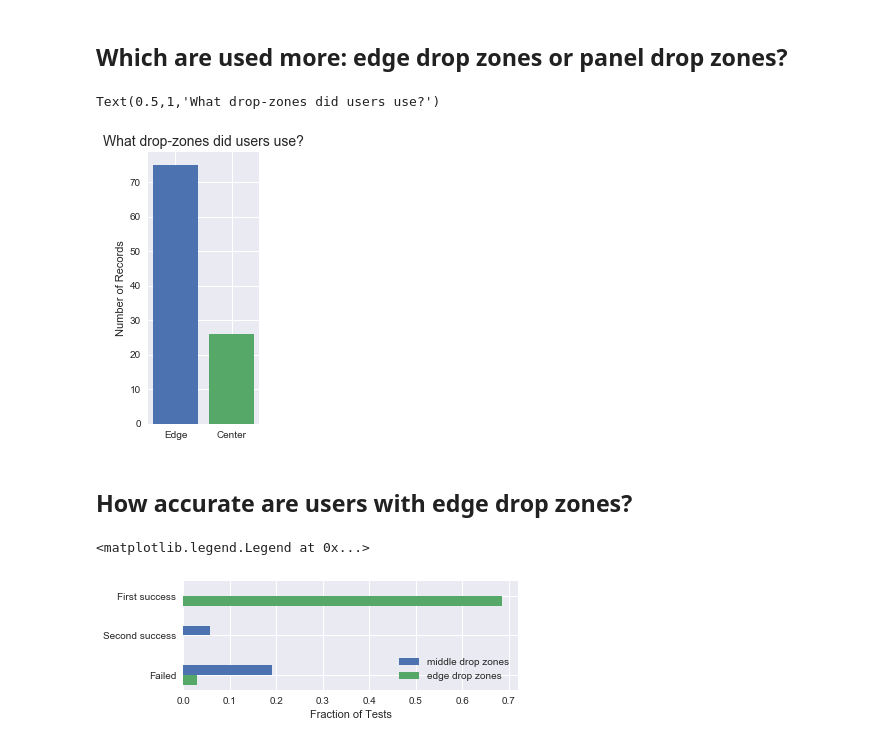
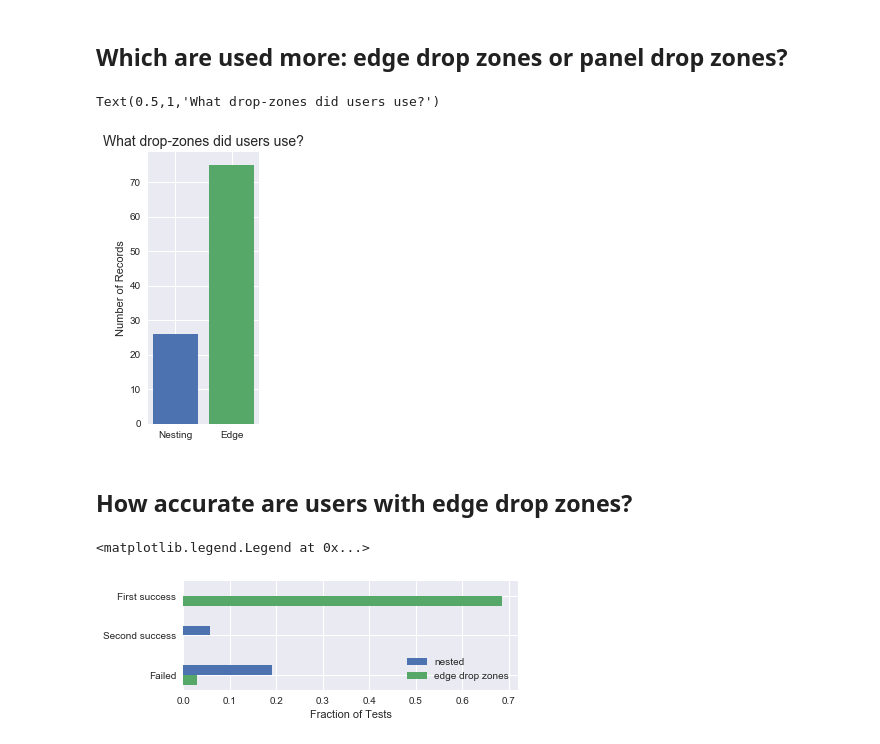
Before and after one commit to jupyter/surveys, a Jupyter notebook: surveys/2018-09-jupyterlab-ux/analysis/questions-to-answer.ipynb, the cells around one changed output. Drawn from its saved outputs; the diff is of its cells as text; code cells hidden in the pictures.

Commit message:
switch colors of last graph

```diff
--- a/surveys/2018-09-jupyterlab-ux/analysis/questions-to-answer.ipynb
+++ b/surveys/2018-09-jupyterlab-ux/analysis/questions-to-answer.ipynb
@@ -242,21 +242,21 @@ Text(0.5,1,'Kernel density estimation')
 # %%
 # Edge dropzone dataframe
 dff = df[df.Task.isin(['4-1', '4-2', '5-1'])]
 norm = len(dff)
 
 edge = len(dff[dff.target == 'E'])
 center = len(dff[dff.target.isin(['R', 'G', 'B'])])
 
-x = ["Edge", "Center"]
-y = [edge, center]
+x = ["Nesting", "Edge"]
+y = [center, edge]
 
 fig, ax = plt.subplots(figsize=(2,5))
 ax.bar(x, y, color=["C0", "C1"])
 ax.set_ylabel("Number of Records")
 ax.set_title("What drop-zones did users use?", fontsize=14)
 # %% [output]
 Text(0.5,1,'What drop-zones did users use?')
-[figure, old version]
+[figure, new version]
 # %% [markdown]
 ## How accurate are users with edge drop zones?
 # %%
@@ -292,7 +292,7 @@ y = np.array([0, 2, 4])
 # Plot data
 fig, ax = plt.subplots(figsize=(6,2))
 
-ax.barh(y+.5, x2, height=0.5, align='edge', label="middle drop zones")
+ax.barh(y+.5, x2, height=0.5, align='edge', label="nested")
 ax.barh(y, x1, height=0.5, align='edge', label="edge drop zones")
 
 ax.set_yticks([0.5, 2.5, 4.5])
@@ -302,4 +302,4 @@ ax.set_title("")
 ax.legend()
 # %% [output]
 <matplotlib.legend.Legend at 0x...>
-[figure, old version]
+[figure, new version]
```
